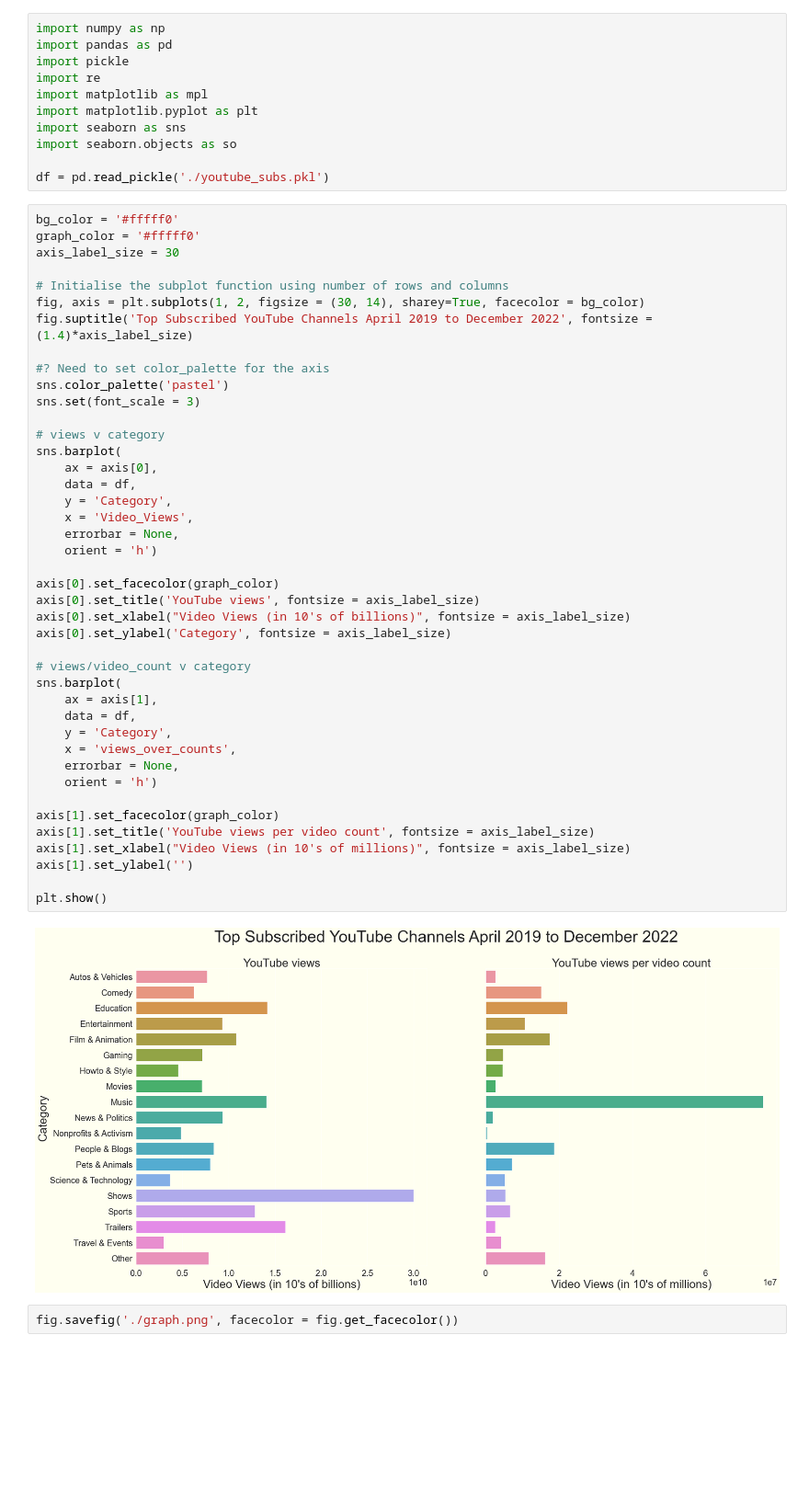
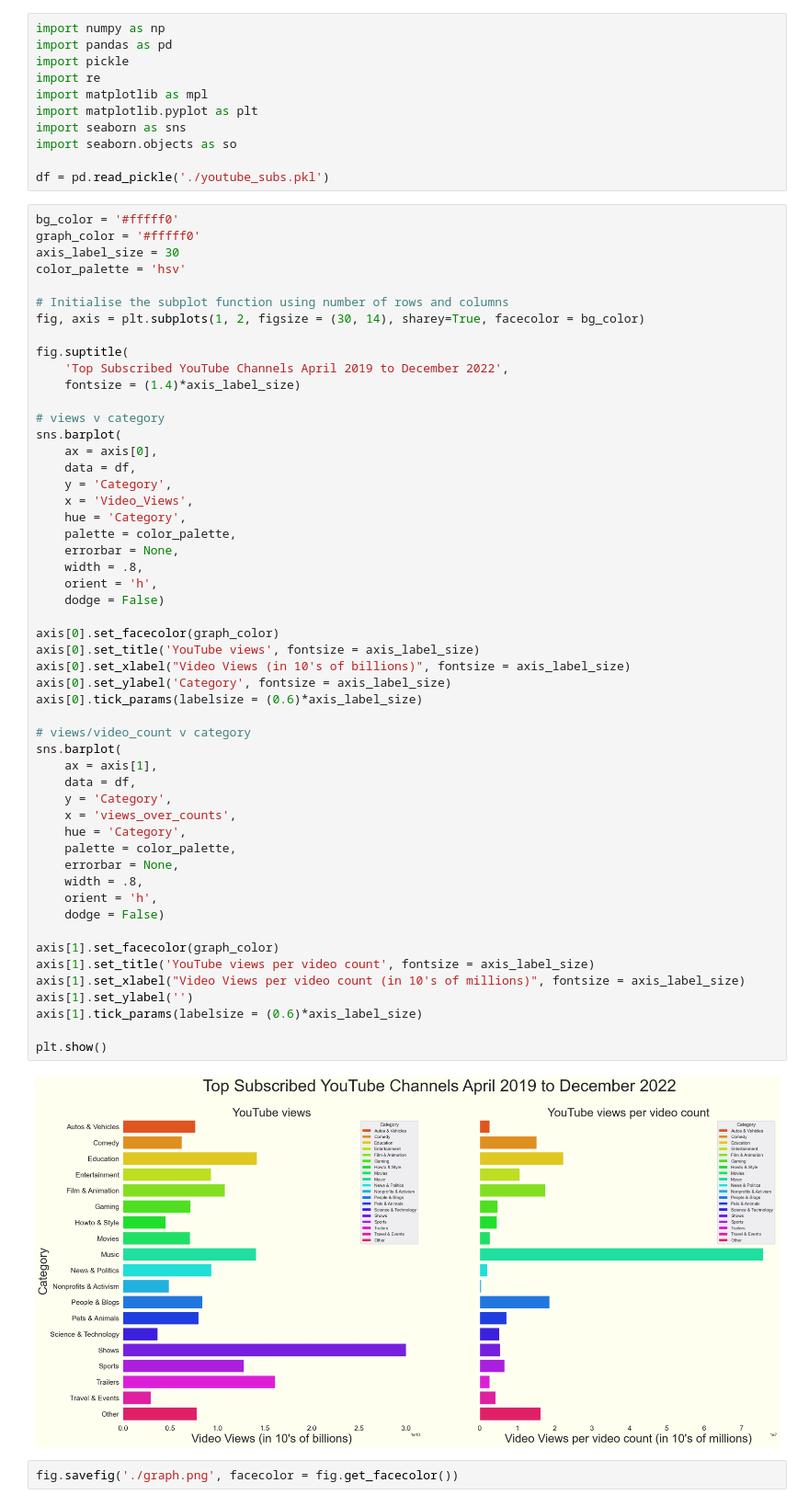
Before and after one commit to StephenBurke/youtube-subs, a Jupyter notebook: eda.ipynb, the cells around one changed output. Shown at 92% size. Saved outputs shown, nothing was run; the diff lists cells and outputs as text; blank space fills up the shorter version.

Commit message:
Updated graph (#20)

```diff
--- a/eda.ipynb
+++ b/eda.ipynb
@@ -13,45 +13,55 @@ df = pd.read_pickle('./youtube_subs.pkl')
 bg_color = '#fffff0'
 graph_color = '#fffff0'
 axis_label_size = 30
+color_palette = 'hsv'
 
 # Initialise the subplot function using number of rows and columns
 fig, axis = plt.subplots(1, 2, figsize = (30, 14), sharey=True, facecolor = bg_color)
-fig.suptitle('Top Subscribed YouTube Channels April 2019 to December 2022', fontsize = (1.4)*axis_label_size)
 
-#? Need to set color_palette for the axis
-sns.color_palette('pastel')
-sns.set(font_scale = 3)
+fig.suptitle(
+    'Top Subscribed YouTube Channels April 2019 to December 2022',
+    fontsize = (1.4)*axis_label_size)
 
 # views v category
 sns.barplot(
     ax = axis[0],
     data = df,
     y = 'Category',
     x = 'Video_Views',
+    hue = 'Category',
+    palette = color_palette,
     errorbar = None,
-    orient = 'h')
+    width = .8,
+    orient = 'h',
+    dodge = False)
 
 axis[0].set_facecolor(graph_color)
 axis[0].set_title('YouTube views', fontsize = axis_label_size)
 axis[0].set_xlabel("Video Views (in 10's of billions)", fontsize = axis_label_size)
 axis[0].set_ylabel('Category', fontsize = axis_label_size)
+axis[0].tick_params(labelsize = (0.6)*axis_label_size)
 
 # views/video_count v category
 sns.barplot(
     ax = axis[1],
     data = df,
     y = 'Category',
     x = 'views_over_counts',
+    hue = 'Category',
+    palette = color_palette,
     errorbar = None,
-    orient = 'h')
+    width = .8,
+    orient = 'h',
+    dodge = False)
 
 axis[1].set_facecolor(graph_color)
 axis[1].set_title('YouTube views per video count', fontsize = axis_label_size)
-axis[1].set_xlabel("Video Views (in 10's of millions)", fontsize = axis_label_size)
+axis[1].set_xlabel("Video Views per video count (in 10's of millions)", fontsize = axis_label_size)
 axis[1].set_ylabel('')
+axis[1].tick_params(labelsize = (0.6)*axis_label_size)
 
 plt.show()
 # %% [output]
-[figure, old version]
+[figure, new version]
 # %%
 fig.savefig('./graph.png', facecolor = fig.get_facecolor())
```
Also changed, not shown: 1 other file.
